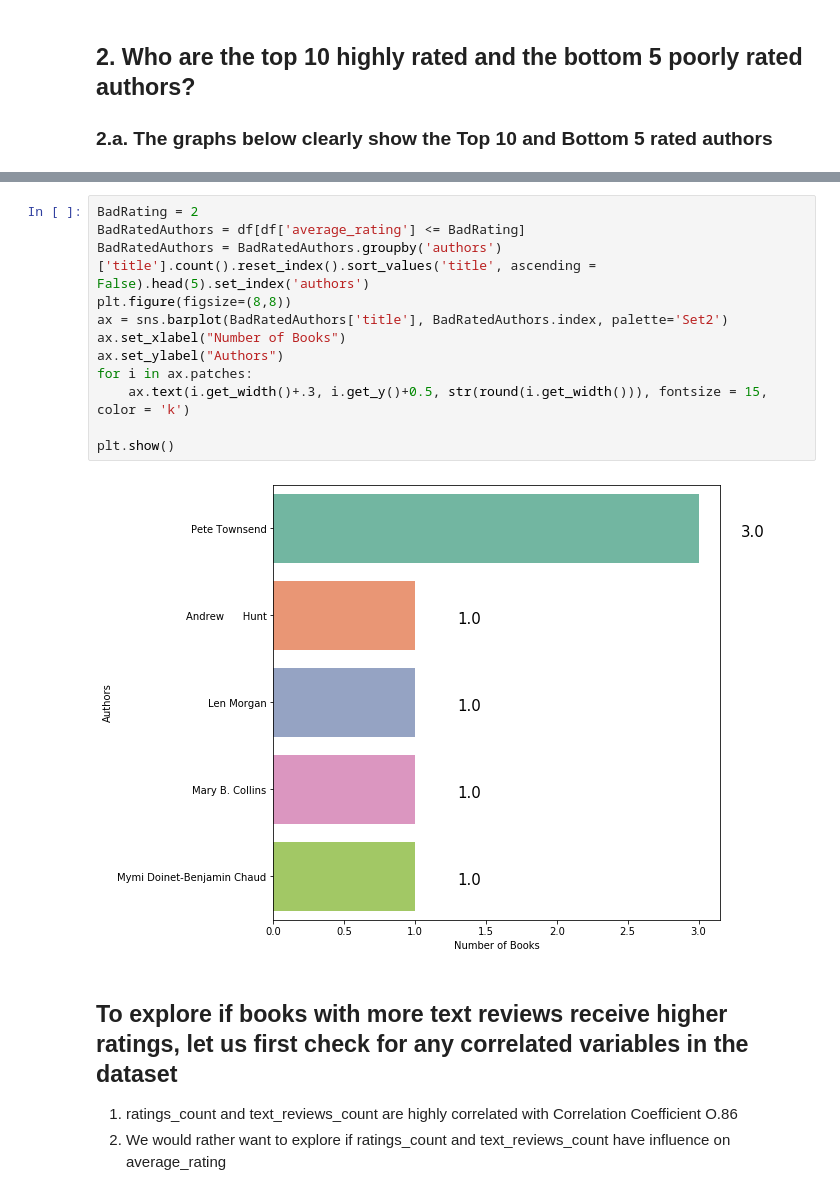
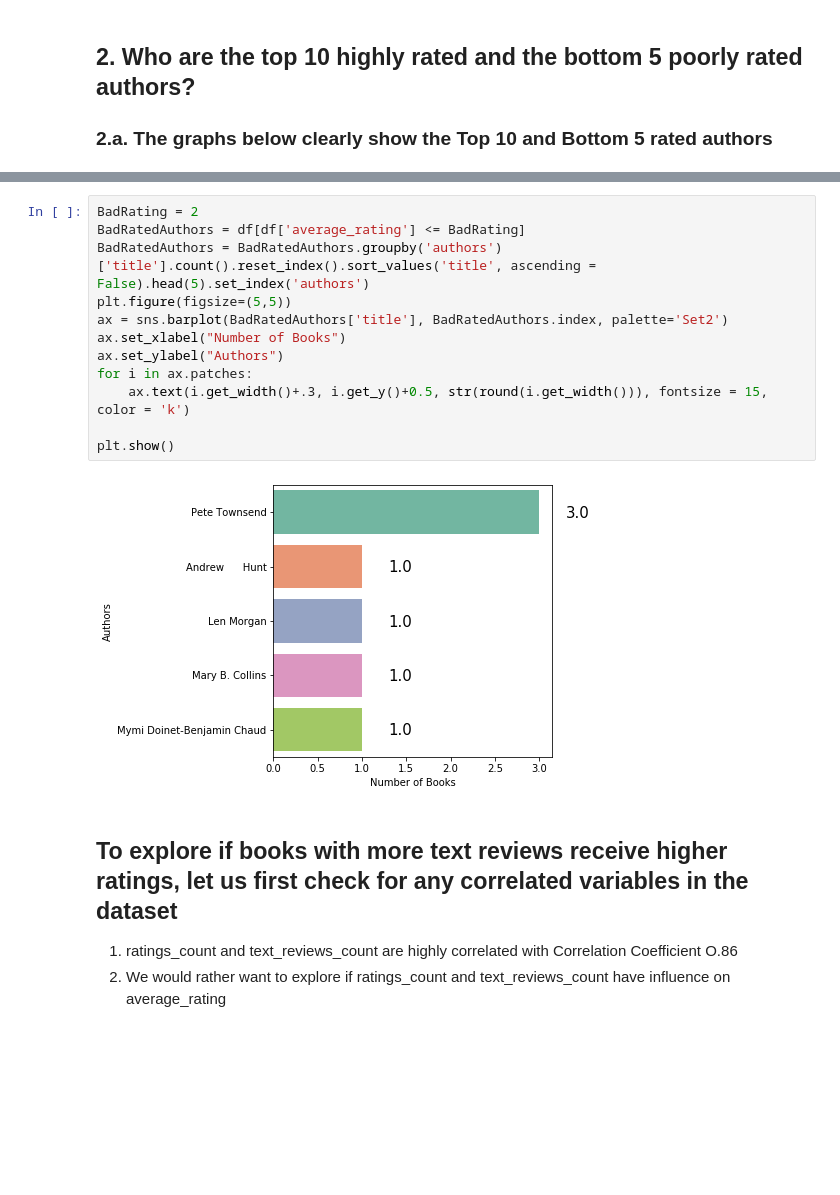
Before and after one commit to kart-projects/Goodreads-books, a Jupyter notebook: Queries.ipynb, the cells around one changed output, grey strips where cells are left out. Cells and saved outputs as stored; diff of their text form; blank space fills up the shorter version.

```diff
--- a/Queries.ipynb
+++ b/Queries.ipynb
@@ -91,17 +91,17 @@ plt.show()
 # %%
 BadRating = 2
 BadRatedAuthors = df[df['average_rating'] <= BadRating]
 BadRatedAuthors = BadRatedAuthors.groupby('authors')['title'].count().reset_index().sort_values('title', ascending = False).head(5).set_index('authors')
-plt.figure(figsize=(8,8))
+plt.figure(figsize=(5,5))
 ax = sns.barplot(BadRatedAuthors['title'], BadRatedAuthors.index, palette='Set2')
 ax.set_xlabel("Number of Books")
 ax.set_ylabel("Authors")
 for i in ax.patches:
     ax.text(i.get_width()+.3, i.get_y()+0.5, str(round(i.get_width())), fontsize = 15, color = 'k')
 
 plt.show()
 # %% [output]
-[figure, old version]
+[figure, new version]
 # %% [markdown]
 ## To explore if books with more text reviews receive higher ratings, let us first check for any correlated variables in the dataset
 1. ratings_count and text_reviews_count are highly correlated with Correlation Coefficient O.86
```
Also changed, not shown: parts of 10 cells of this notebook, 1 other file.
